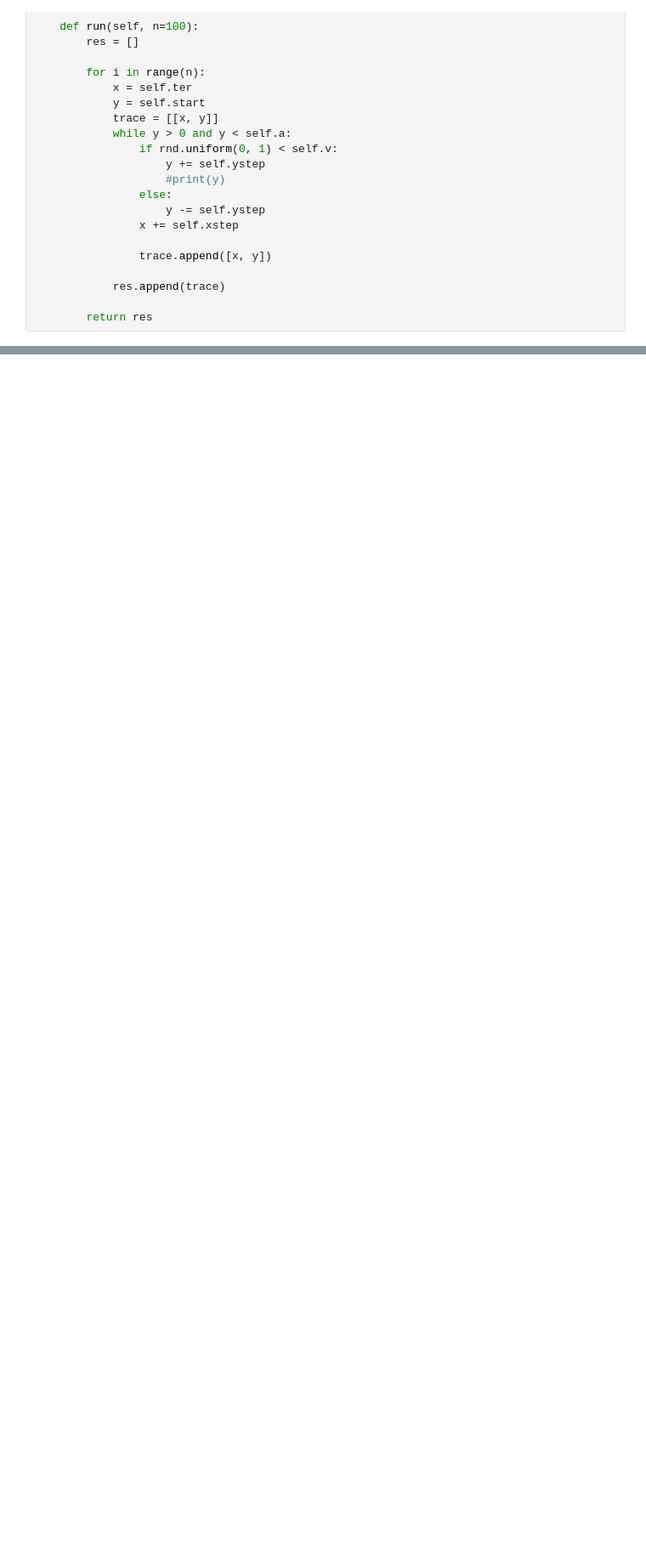
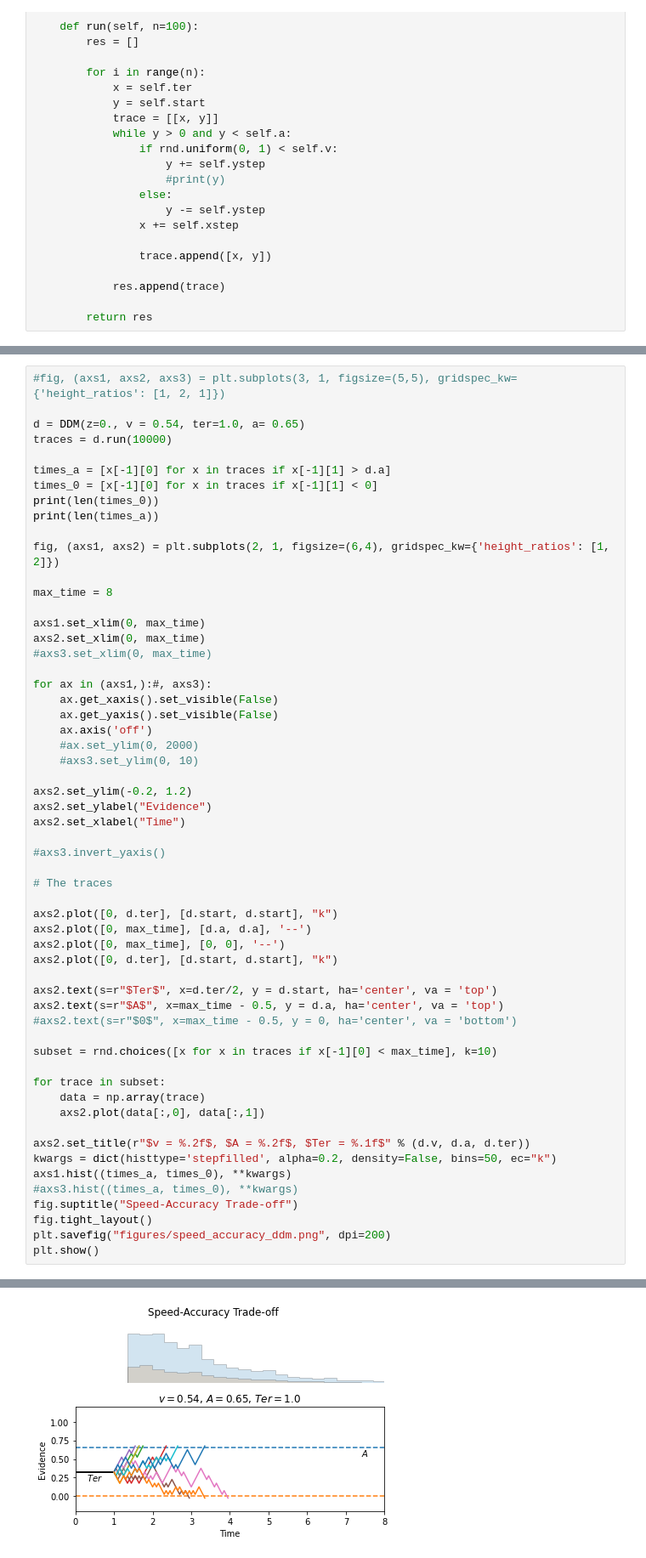
Before and after one commit to TheRealDrDre/CompCogNeuro, a Jupyter notebook: ACC/DDM.ipynb, the cells around one changed output, grey strips where cells are left out. Shown at 85% size. Cells and saved outputs as stored; diff of their text form; blank space fills up the shorter version.

```diff
--- a/ACC/DDM.ipynb
+++ b/ACC/DDM.ipynb
@@ -88,0 +109,58 @@ plt.show()
+# %%
+#fig, (axs1, axs2, axs3) = plt.subplots(3, 1, figsize=(5,5), gridspec_kw={'height_ratios': [1, 2, 1]})
+
+d = DDM(z=0., v = 0.54, ter=1.0, a= 0.65)
+traces = d.run(10000)
+
+times_a = [x[-1][0] for x in traces if x[-1][1] > d.a]
+times_0 = [x[-1][0] for x in traces if x[-1][1] < 0]
+print(len(times_0))
+print(len(times_a))
+
+fig, (axs1, axs2) = plt.subplots(2, 1, figsize=(6,4), gridspec_kw={'height_ratios': [1, 2]})
+
+max_time = 8
+
+axs1.set_xlim(0, max_time)
+axs2.set_xlim(0, max_time)
+#axs3.set_xlim(0, max_time)
+
+for ax in (axs1,):#, axs3):
+    ax.get_xaxis().set_visible(False)
+    ax.get_yaxis().set_visible(False)
+    ax.axis('off')
+    #ax.set_ylim(0, 2000)
+    #axs3.set_ylim(0, 10)
+
+axs2.set_ylim(-0.2, 1.2)
+axs2.set_ylabel("Evidence")
+axs2.set_xlabel("Time")
+
+#axs3.invert_yaxis()
+
+# The traces
+
+axs2.plot([0, d.ter], [d.start, d.start], "k")
+axs2.plot([0, max_time], [d.a, d.a], '--')
+axs2.plot([0, max_time], [0, 0], '--')
+axs2.plot([0, d.ter], [d.start, d.start], "k")
+
+axs2.text(s=r"$Ter$", x=d.ter/2, y = d.start, ha='center', va = 'top')
+axs2.text(s=r"$A$", x=max_time - 0.5, y = d.a, ha='center', va = 'top')
+#axs2.text(s=r"$0$", x=max_time - 0.5, y = 0, ha='center', va = 'bottom')
+
+subset = rnd.choices([x for x in traces if x[-1][0] < max_time], k=10)
+
+for trace in subset:
+    data = np.array(trace)
+    axs2.plot(data[:,0], data[:,1])
+
+axs2.set_title(r"$v = %.2f$, $A = %.2f$, $Ter = %.1f$" % (d.v, d.a, d.ter))
+kwargs = dict(histtype='stepfilled', alpha=0.2, density=False, bins=50, ec="k")
+axs1.hist((times_a, times_0), **kwargs)
+#axs3.hist((times_a, times_0), **kwargs)
+fig.suptitle("Speed-Accuracy Trade-off")
+fig.tight_layout()
+plt.savefig("figures/speed_accuracy_ddm.png", dpi=200)
+plt.show()
+# %% [output]
@@ -88,0 +169 @@ plt.show()
+[figure, added]
```
Also changed, not shown: parts of 6 cells of this notebook, 2 other files.
